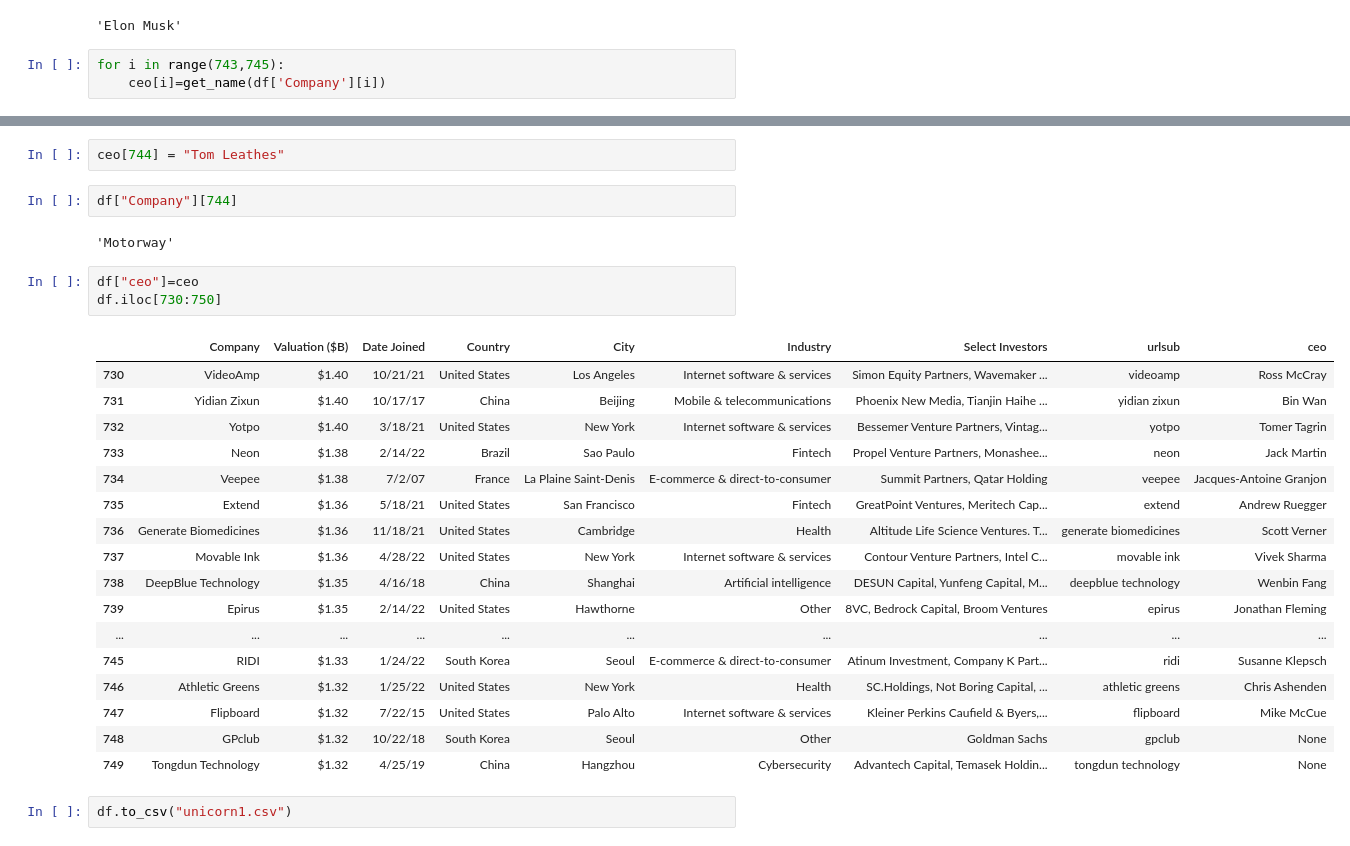
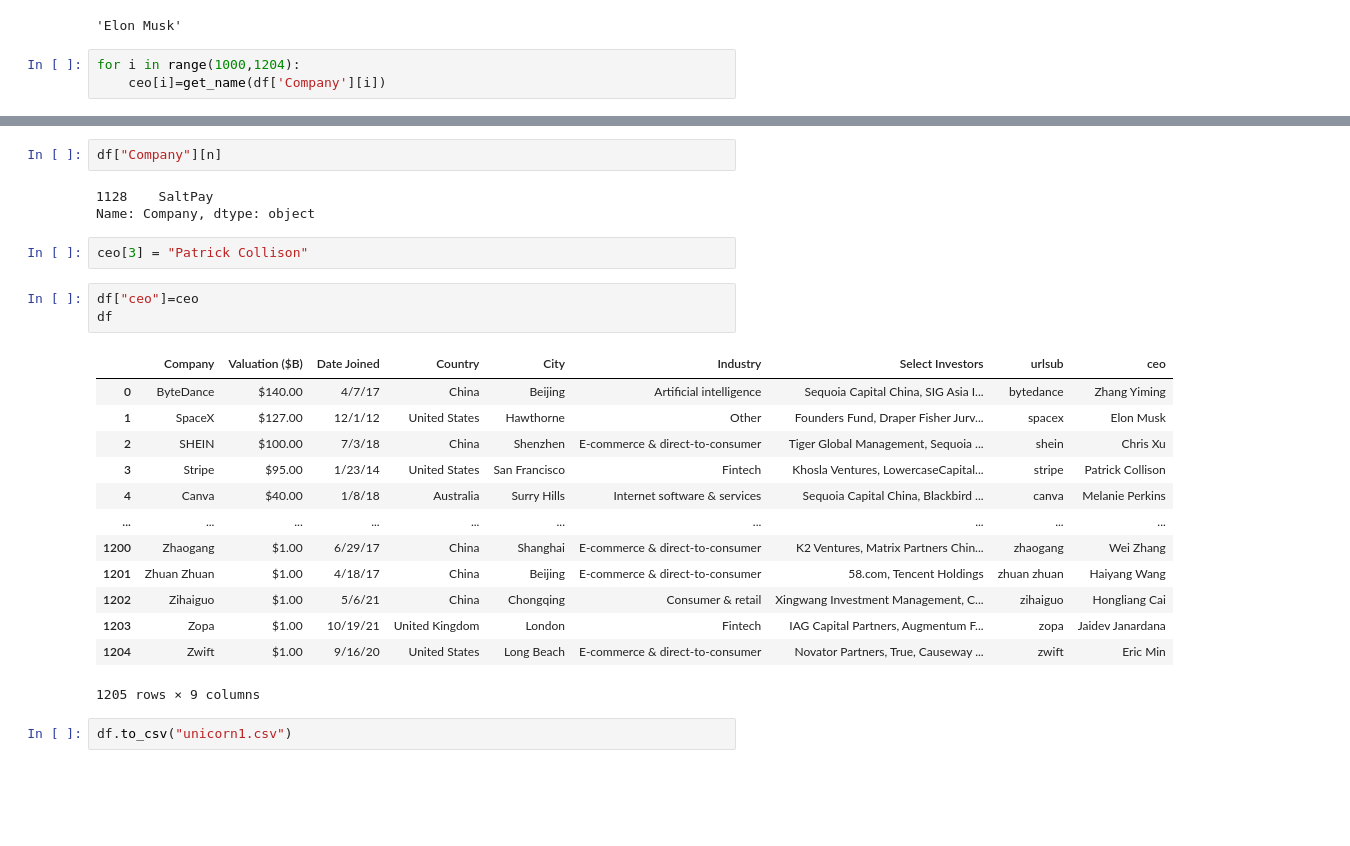
Before and after one commit to shenxinyi0322/PIC-16B-Group-Project, a Jupyter notebook: VC data aug.ipynb, the cells around one changed output, grey strips where cells are left out. Cells and saved outputs as stored; diff of their text form; blank space fills up the shorter version.

```diff
--- a/VC data aug.ipynb
+++ b/VC data aug.ipynb
@@ -292,6 +292,6 @@ get_name(df['Company'][1])
 # %% [output]
 'Elon Musk'
 # %%
-for i in range(743,745):
+for i in range(1000,1204):
     ceo[i]=get_name(df['Company'][i])
 # %%
@@ -338,29 +323,26 @@ array([ 744,  748,  749,  762,  763,  764,  765,  766,  767,  768,  769,
-# %%
-ceo[744] = "Tom Leathes"
 # %%
-df["Company"][744]
+df["Company"][n]
 # %% [output]
-'Motorway'
+1128    SaltPay
+Name: Company, dtype: object
+# %%
+ceo[3] = "Patrick Collison"
 # %%
 df["ceo"]=ceo
-df.iloc[730:750]
+df
 # %% [output]
 |  | Company | Valuation ($B) | Date Joined | Country | City | Industry | Select Investors | urlsub | ceo |
-| 730 | VideoAmp | $1.40 | 10/21/21 | United States | Los Angeles | Internet software & services | Simon Equity Partners, Wavemaker ... | videoamp | Ross McCray |
-| 731 | Yidian Zixun | $1.40 | 10/17/17 | China | Beijing | Mobile & telecommunications | Phoenix New Media, Tianjin Haihe ... | yidian zixun | Bin Wan |
-| 732 | Yotpo | $1.40 | 3/18/21 | United States | New York | Internet software & services | Bessemer Venture Partners, Vintag... | yotpo | Tomer Tagrin |
-| 733 | Neon | $1.38 | 2/14/22 | Brazil | Sao Paulo | Fintech | Propel Venture Partners, Monashee... | neon | Jack Martin |
-| 734 | Veepee | $1.38 | 7/2/07 | France | La Plaine Saint-Denis | E-commerce & direct-to-consumer | Summit Partners, Qatar Holding | veepee | Jacques-Antoine Granjon |
-| 735 | Extend | $1.36 | 5/18/21 | United States | San Francisco | Fintech | GreatPoint Ventures, Meritech Cap... | extend | Andrew Ruegger |
-| 736 | Generate Biomedicines | $1.36 | 11/18/21 | United States | Cambridge | Health | Altitude Life Science Ventures. T... | generate biomedicines | Scott Verner |
-| 737 | Movable Ink | $1.36 | 4/28/22 | United States | New York | Internet software & services | Contour Venture Partners, Intel C... | movable ink | Vivek Sharma |
-| 738 | DeepBlue Technology | $1.35 | 4/16/18 | China | Shanghai | Artificial intelligence | DESUN Capital, Yunfeng Capital, M... | deepblue technology | Wenbin Fang |
-| 739 | Epirus | $1.35 | 2/14/22 | United States | Hawthorne | Other | 8VC, Bedrock Capital, Broom Ventures | epirus | Jonathan Fleming |
+| 0 | ByteDance | $140.00 | 4/7/17 | China | Beijing | Artificial intelligence | Sequoia Capital China, SIG Asia I... | bytedance | Zhang Yiming |
+| 1 | SpaceX | $127.00 | 12/1/12 | United States | Hawthorne | Other | Founders Fund, Draper Fisher Jurv... | spacex | Elon Musk |
+| 2 | SHEIN | $100.00 | 7/3/18 | China | Shenzhen | E-commerce & direct-to-consumer | Tiger Global Management, Sequoia ... | shein | Chris Xu |
+| 3 | Stripe | $95.00 | 1/23/14 | United States | San Francisco | Fintech | Khosla Ventures, LowercaseCapital... | stripe | Patrick Collison |
+| 4 | Canva | $40.00 | 1/8/18 | Australia | Surry Hills | Internet software & services | Sequoia Capital China, Blackbird ... | canva | Melanie Perkins |
 | ... | ... | ... | ... | ... | ... | ... | ... | ... | ... |
-| 745 | RIDI | $1.33 | 1/24/22 | South Korea | Seoul | E-commerce & direct-to-consumer | Atinum Investment, Company K Part... | ridi | Susanne Klepsch |
-| 746 | Athletic Greens | $1.32 | 1/25/22 | United States | New York | Health | SC.Holdings, Not Boring Capital, ... | athletic greens | Chris Ashenden |
-| 747 | Flipboard | $1.32 | 7/22/15 | United States | Palo Alto | Internet software & services | Kleiner Perkins Caufield & Byers,... | flipboard | Mike McCue |
-| 748 | GPclub | $1.32 | 10/22/18 | South Korea | Seoul | Other | Goldman Sachs | gpclub | None |
-| 749 | Tongdun Technology | $1.32 | 4/25/19 | China | Hangzhou | Cybersecurity | Advantech Capital, Temasek Holdin... | tongdun technology | None |
+| 1200 | Zhaogang | $1.00 | 6/29/17 | China | Shanghai | E-commerce & direct-to-consumer | K2 Ventures, Matrix Partners Chin... | zhaogang | Wei Zhang |
+| 1201 | Zhuan Zhuan | $1.00 | 4/18/17 | China | Beijing | E-commerce & direct-to-consumer | 58.com, Tencent Holdings | zhuan zhuan | Haiyang Wang |
+| 1202 | Zihaiguo | $1.00 | 5/6/21 | China | Chongqing | Consumer & retail | Xingwang Investment Management, C... | zihaiguo | Hongliang Cai |
+| 1203 | Zopa | $1.00 | 10/19/21 | United Kingdom | London | Fintech | IAG Capital Partners, Augmentum F... | zopa | Jaidev Janardana |
+| 1204 | Zwift | $1.00 | 9/16/20 | United States | Long Beach | E-commerce & direct-to-consumer | Novator Partners, True, Causeway ... | zwift | Eric Min |
+1205 rows × 9 columns
 # %%
 df.to_csv("unicorn1.csv")
```
Also changed, not shown: parts of 8 cells of this notebook, 1 other file.
